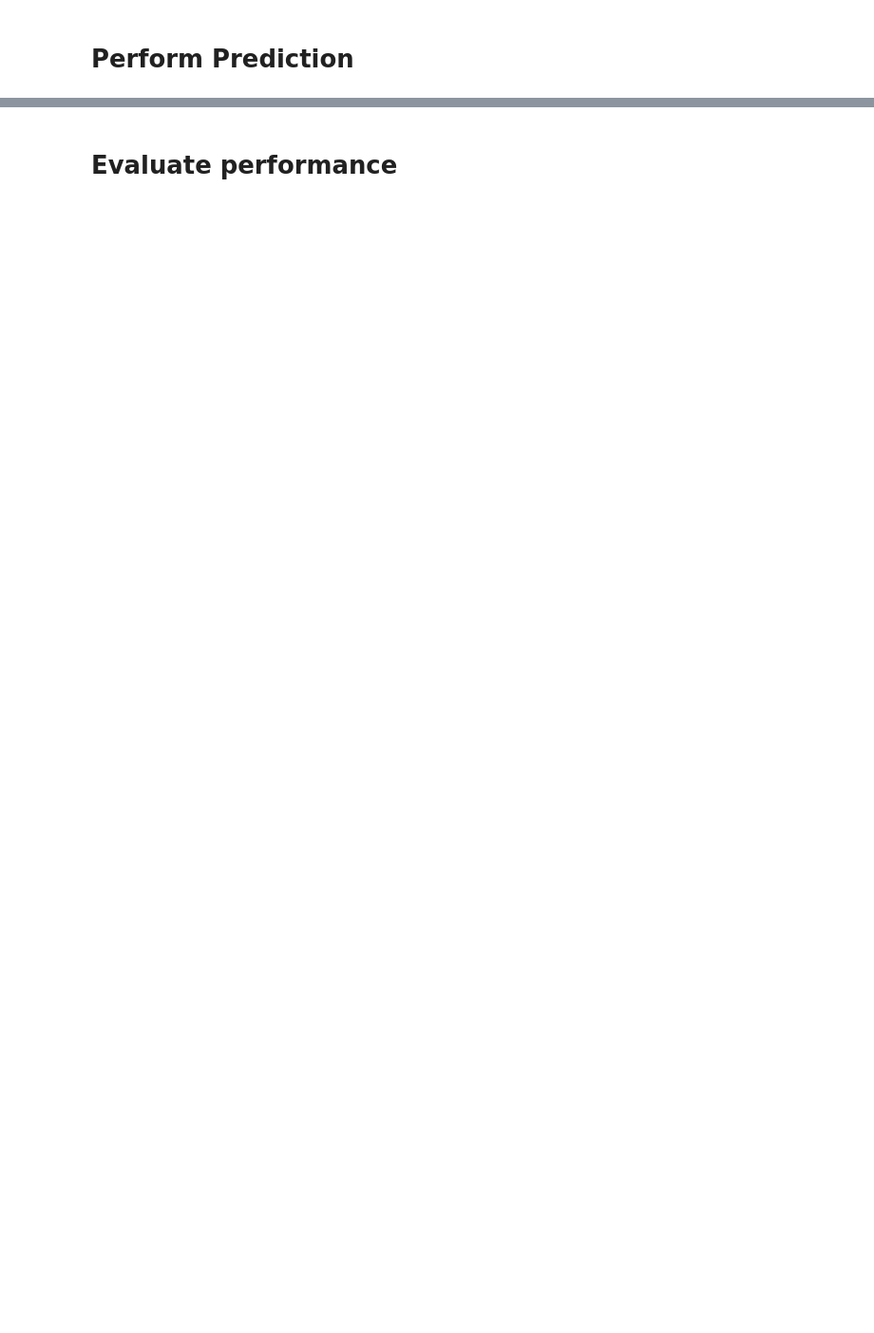
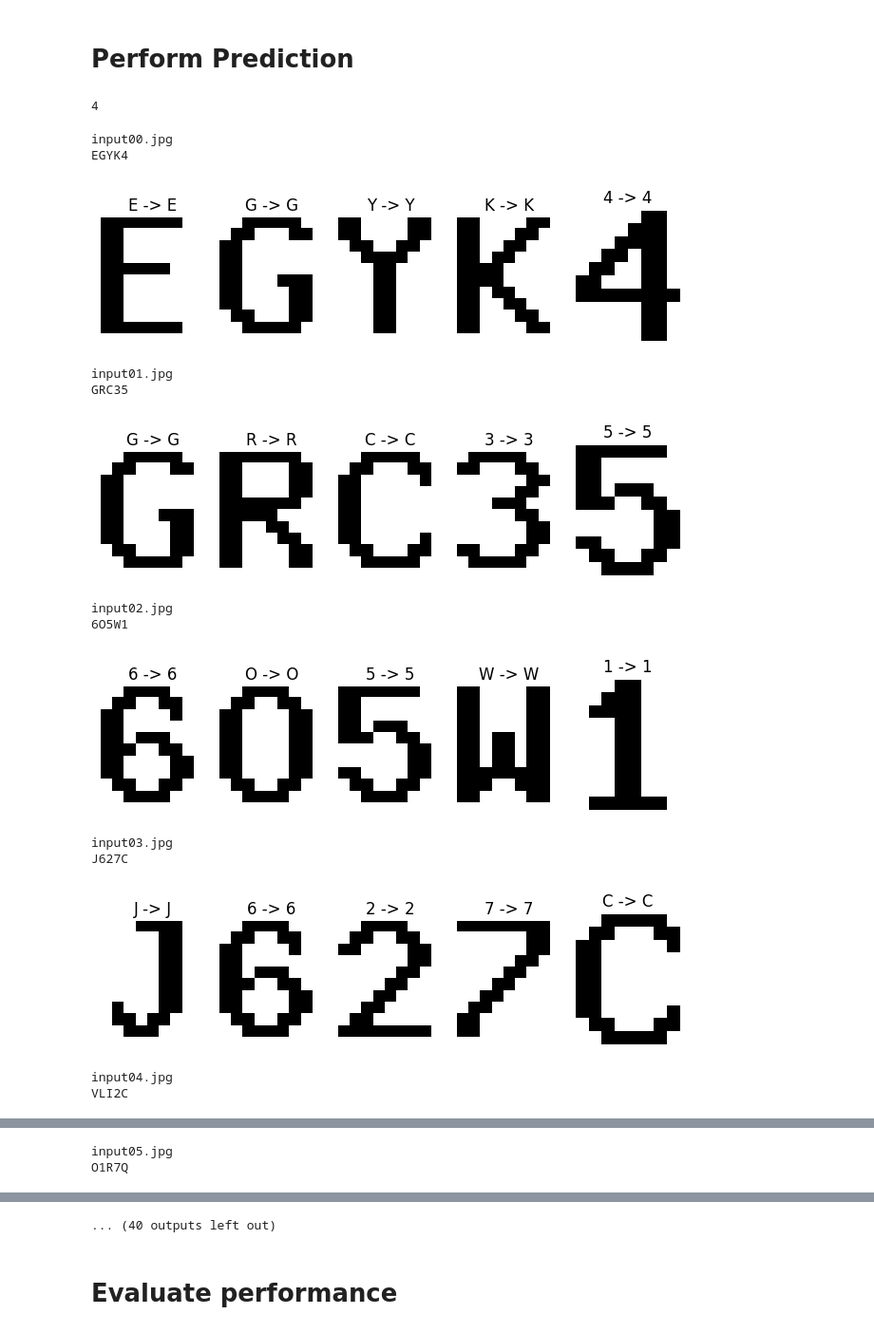
Before and after one commit to featherineaugustus/Captcha-Detection, a Jupyter notebook: main.ipynb, the cells around one changed output, grey strips where cells are left out. Shown at 95% size. Cells and saved outputs as stored; diff of their text form; code cells hidden in the pictures; blank space fills up the shorter version.

```diff
--- a/main.ipynb
+++ b/main.ipynb
@@ -161,9 +235,9 @@ class CaptchaDataset(Dataset):
         return image, label
 # %%
 # Simple CNN model
-class SimpleCNN(nn.Module):
+class CNN_Model(nn.Module):
     def __init__(self, num_classes=len(CHARS)):
-        super(SimpleCNN, self).__init__()
+        super(CNN_Model, self).__init__()
         self.conv1 = nn.Conv2d(1, 32, 3, 1)
         self.conv2 = nn.Conv2d(32, 64, 3, 1)
         self.dropout1 = nn.Dropout(0.25)
@@ -202,7 +276,7 @@ dataloader = DataLoader(dataset, batch_size=BATCH_SIZE, shuffle=True)
 device = torch.device('cuda' if torch.cuda.is_available() else 'cpu')
 
 # Model, loss, optimizer
-model = SimpleCNN().to(device)
+model = CNN_Model().to(device)
 criterion = nn.CrossEntropyLoss()
 optimizer = torch.optim.Adam(model.parameters(), lr=LEARNING_RATE)
 # %%
@@ -229,7 +321,7 @@ print("Training complete and model saved.")
 # %%
 def predict_character(image_path, model_path='captcha_model.pth'):
     # Load model
-    model = SimpleCNN()
+    model = CNN_Model()
     model.load_state_dict(torch.load(model_path, map_location=torch.device('cpu')))
     model.eval()
 
@@ -253,6 +345,8 @@ def predict_character(image_path, model_path='captcha_model.pth'):
     return predicted_char
 # %%
 print(predict_character('sampleCaptchas/input/input00.jpg'))
+# %% [output]
+4
 # %%
 text_file_path = 'sampleCaptchas/output/'
 
@@ -264,31 +358,48 @@ for img_name in image_files:
     with open(text_file_path + text_file, 'r') as f:
         for line in f:
             print(line.strip())
 
     img_path = os.path.join(image_folder, img_name)
     img = cv2.imread(img_path)
     img = crop_image(img, top=11, bottom=9, left=5, right=11)
     _, img = cv2.threshold(img, 50, 255, cv2.THRESH_BINARY_INV)
     img = cv2.bitwise_not(img)
 
     parts = slice_left_to_right(img)
 
     # Display the 5 vertical slices
     for i, part in enumerate(parts):
         plt.subplot(1, 5, i + 1)
         plt.imshow(cv2.cvtColor(part, cv2.COLOR_BGR2RGB))
         plt.axis('off')
 
         path_save = f"sampleCaptchas/data/{str(counter).rjust(4, '0')}.jpg"
         cv2.imwrite(path_save, part)
 
         pred = predict_character(path_save)
 
-        plt.title(line.strip()[i] + ' -> ' + pred)
+        title = f"{line.strip()[i]} -> {pred}"
+        # title = f"True: {line.strip()[i]} -> Pred: {pred}"
+        plt.title(title)
         data.append([path_save, line.strip()[i], pred])
         counter += 1
     plt.tight_layout()
     plt.show()
 
 df = pd.DataFrame(data, columns=['path', 'value', 'pred'])
 df.to_csv('sampleCaptchas/data_pred.csv', index=False)
+# %% [output]
+input00.jpg
+EGYK4
+[figure, added]
+input01.jpg
+GRC35
+[figure, added]
+input02.jpg
+6O5W1
+[figure, added]
+input03.jpg
+J627C
+[figure, added]
+input04.jpg
+VLI2C
@@ -294,0 +407,2 @@ df.to_csv('sampleCaptchas/data_pred.csv', index=False)
+input05.jpg
+O1R7Q
@@ -295,3 +410,4 @@ df.to_csv('sampleCaptchas/data_pred.csv', index=False)
+... (40 outputs left out)
 # %%
 pred = df['pred']
 true = df['value']
```
Also changed, not shown: parts of 13 cells of this notebook, 3 other files.
